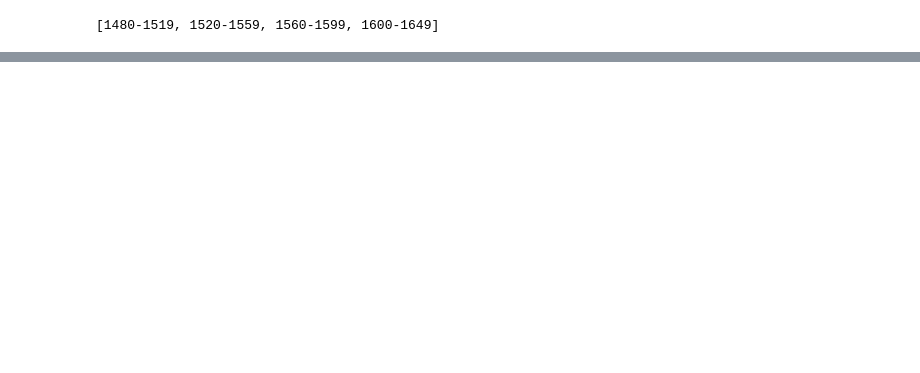
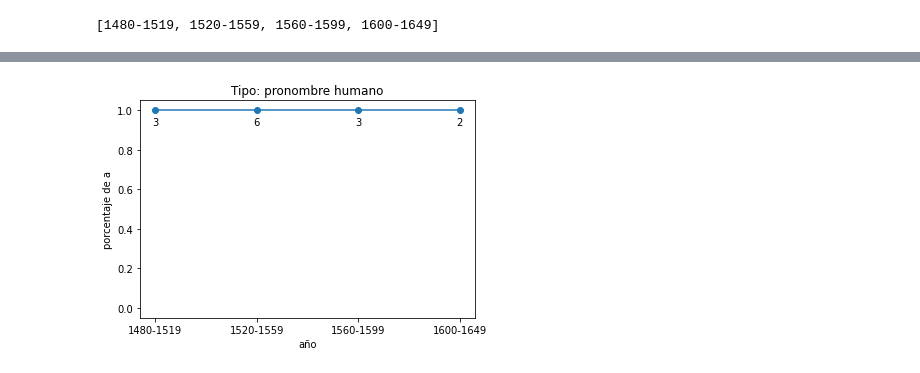
Before and after one commit to NienkeWessel/ThesisSpanish, a Jupyter notebook: ReadFiles.ipynb, the cells around one changed output, grey strips where cells are left out. Cells and saved outputs as stored; diff of their text form; code cells hidden in the pictures; blank space fills up the shorter version.

```diff
--- a/ReadFiles.ipynb
+++ b/ReadFiles.ipynb
@@ -197,0 +312,23 @@ plot_percentage_a(df, year_ranges)
+# %%
+def plot_specific_graph(df, years, definiteness, animacy, plot_all = True, has_a = True):
+    ax = plt.gca()
+    array = []
+    dataamounts = []
+    for year in years:
+        df_year = df[(df.loc[:, 'year'] >= year.start_year) & (df.loc[:, 'year'] <= year.end_year)]
+
+        if not plot_all:
+            df_year = df_year[df_year['has_a'] == has_a]
+
+        # Check whether there is data
+        percentage = calc_has_a_percentages(df_year, definiteness, animacy)
+        array.append(percentage)
+        dataamounts.append(calc_has_a_amount(df_year, definiteness, animacy))
+
+
+    draw_plot(ax, years, definiteness, animacy, array, dataamounts)
+    return
+
+plot_specific_graph(df, year_ranges, 'Definiteness.pronoun', 'H', plot_all = False, has_a = True)
+# %% [output]
+[figure, added]
```
Also changed, not shown: parts of 37 cells of this notebook, 1 other file.
